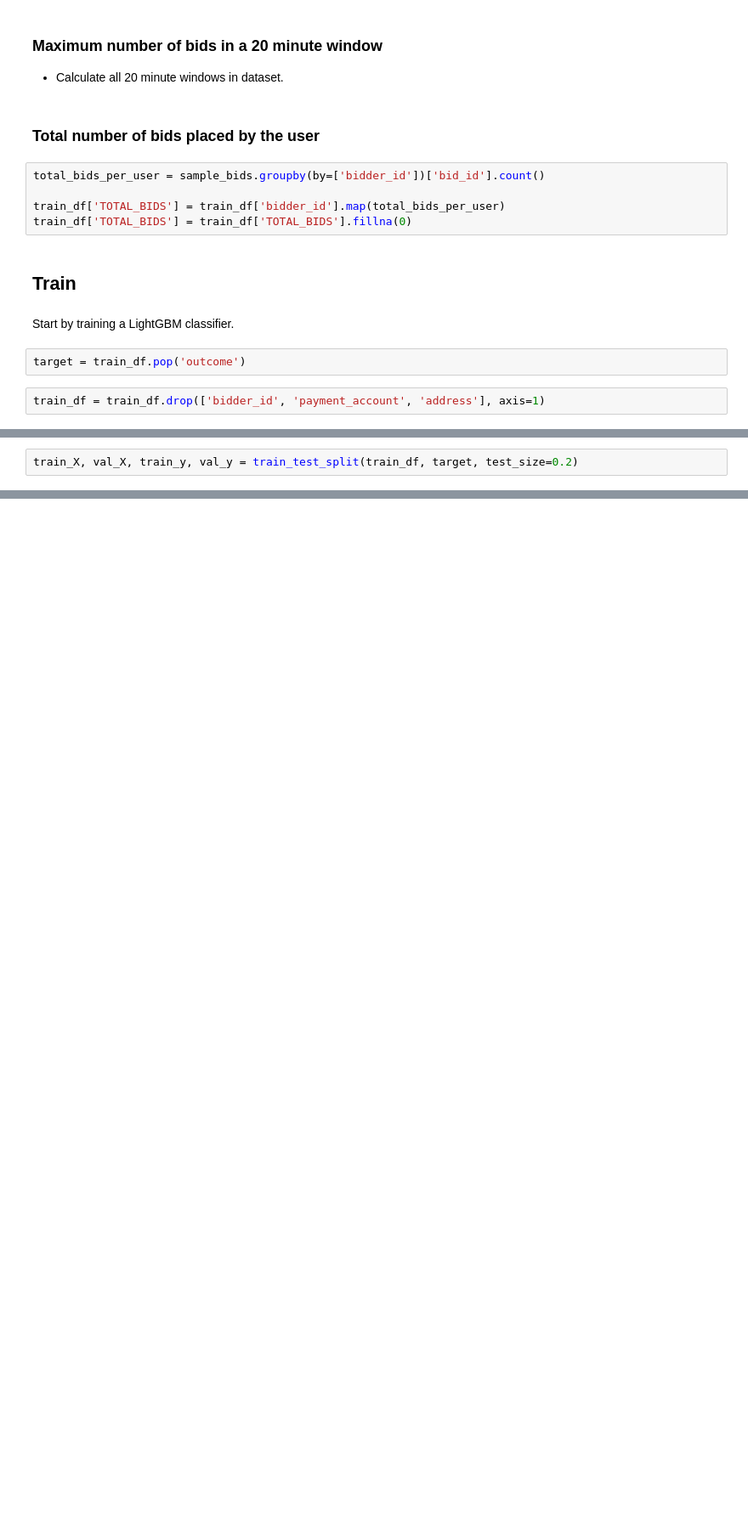
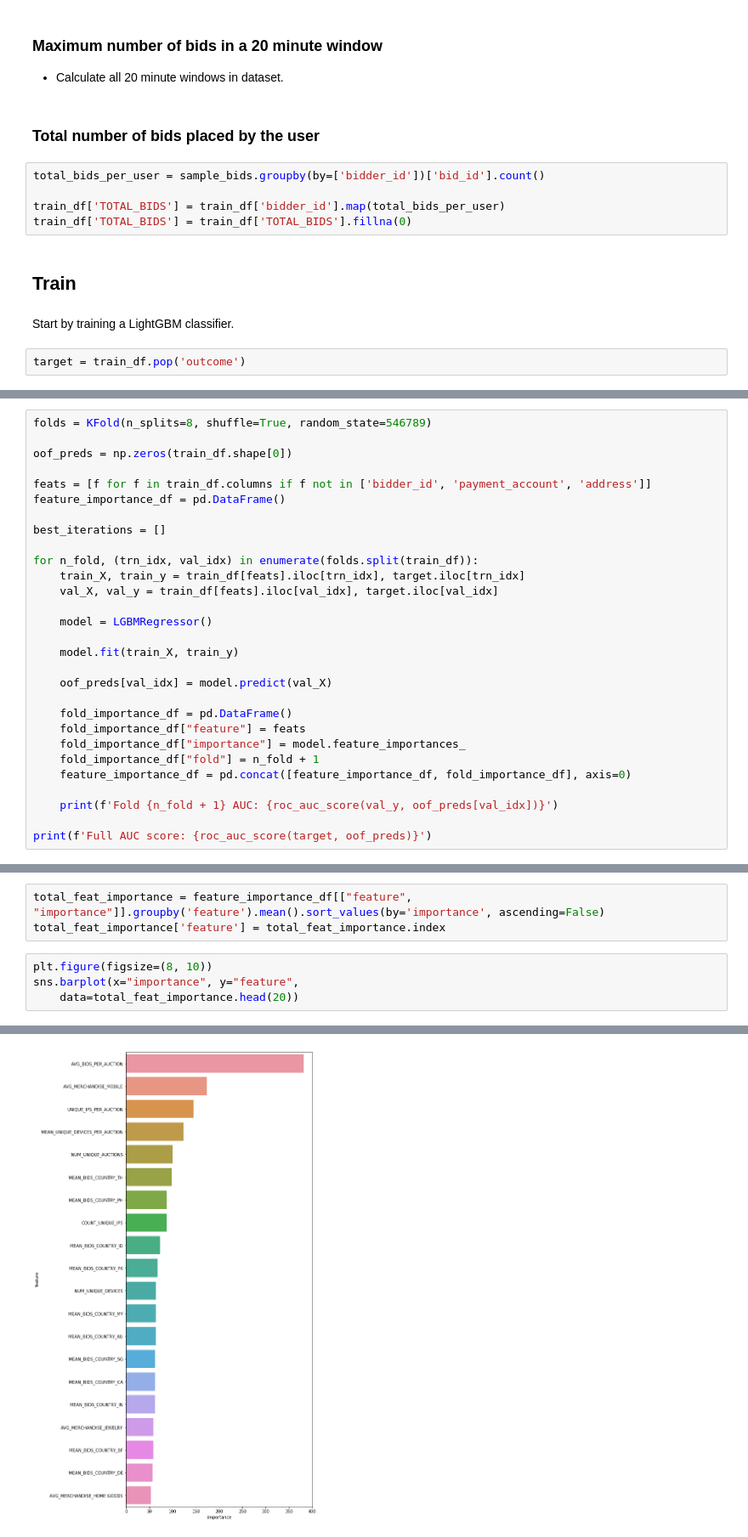
Before and after one commit to Technology-Notes/kaggle-notebooks, a Jupyter notebook: kaggle/facebook-recruiting-iv-human-or-bot/feature-engineering.ipynb, the cells around one changed output, grey strips where cells are left out. Shown at 85% size. Saved outputs shown, nothing was run; the diff lists cells and outputs as text; blank space fills up the shorter version.

```diff
--- a/kaggle/facebook-recruiting-iv-human-or-bot/feature-engineering.ipynb
+++ b/kaggle/facebook-recruiting-iv-human-or-bot/feature-engineering.ipynb
@@ -253,5 +284,3 @@ train_df['TOTAL_BIDS'] = train_df['TOTAL_BIDS'].fillna(0)
 Start by training a LightGBM classifier.
 # %%
 target = train_df.pop('outcome')
-# %%
-train_df = train_df.drop(['bidder_id', 'payment_account', 'address'], axis=1)
@@ -267,2 +286,0 @@ train_df.head()
-# %%
-train_X, val_X, train_y, val_y = train_test_split(train_df, target, test_size=0.2)
@@ -285,0 +287,29 @@ roc_auc_score(val_y, preds)
+# %%
+folds = KFold(n_splits=8, shuffle=True, random_state=546789)
+
+oof_preds = np.zeros(train_df.shape[0])
+
+feats = [f for f in train_df.columns if f not in ['bidder_id', 'payment_account', 'address']]
+feature_importance_df = pd.DataFrame()
+
+best_iterations = []
+
+for n_fold, (trn_idx, val_idx) in enumerate(folds.split(train_df)):
+    train_X, train_y = train_df[feats].iloc[trn_idx], target.iloc[trn_idx]
+    val_X, val_y = train_df[feats].iloc[val_idx], target.iloc[val_idx]
+
+    model = LGBMRegressor()
+
+    model.fit(train_X, train_y)
+
+    oof_preds[val_idx] = model.predict(val_X)
+
+    fold_importance_df = pd.DataFrame()
+    fold_importance_df["feature"] = feats
+    fold_importance_df["importance"] = model.feature_importances_
+    fold_importance_df["fold"] = n_fold + 1
+    feature_importance_df = pd.concat([feature_importance_df, fold_importance_df], axis=0)
+
+    print(f'Fold {n_fold + 1} AUC: {roc_auc_score(val_y, oof_preds[val_idx])}')
+
+print(f'Full AUC score: {roc_auc_score(target, oof_preds)}')
@@ -285,0 +326,8 @@ roc_auc_score(val_y, preds)
+# %%
+total_feat_importance = feature_importance_df[["feature", "importance"]].groupby('feature').mean().sort_values(by='importance', ascending=False)
+total_feat_importance['feature'] = total_feat_importance.index
+# %%
+plt.figure(figsize=(8, 10))
+sns.barplot(x="importance", y="feature",
+    data=total_feat_importance.head(20))
+# %% [output]
@@ -285,0 +335 @@ roc_auc_score(val_y, preds)
+[figure, added]
```
Also changed, not shown: parts of 22 cells of this notebook.
